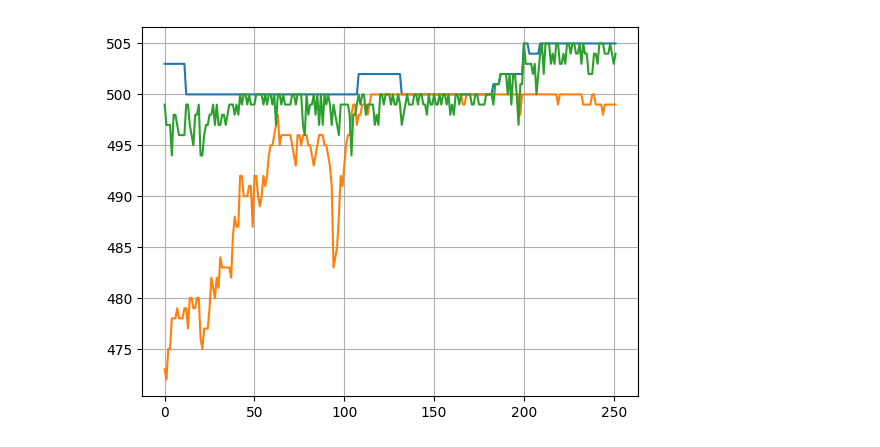
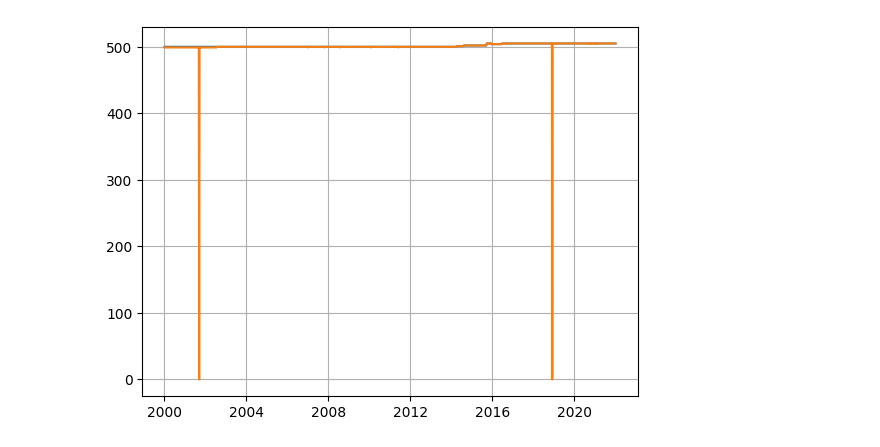
Before and after one commit to springmarathon/nyu-hedge-fund-strategies, a Jupyter notebook: research/investment_universe.ipynb, the cells around one changed output. Drawn from its saved outputs; the diff is of its cells as text; code cells hidden in the pictures.

Commit message:
Fix bug in investment universe creation

```diff
--- a/research/investment_universe.ipynb
+++ b/research/investment_universe.ipynb
@@ -6,23 +9,34 @@ from data import investment_universe, sharadar_fundamentals, sharadar_prices
 # %%
 quandl.ApiConfig.api_key = 'NRvcyMwNMXZ2ooDSM3nw'
-# %%
-universe_size = []
-coverage_size = []
-prices_size = []
-for i in range(1999, 2020):
-    for j in range(1, 13):
-        end_date = date_util.get_bus_month_end(i, j)
-        universe = investment_universe.get_SPX(end_date)
-        fundamentals = sharadar_fundamentals.get_fundamentals(universe['ticker'].to_list(), end_date)
-        prices = sharadar_prices.get_prices(universe['ticker'].to_list(), end_date)
-
-        universe_size.append(universe.shape[0])
-        coverage_size.append(fundamentals.shape[0])
-        prices_size.append(prices.shape[0])
+# %%
+dates = []
+dollar_volume = []
+volume = []
+universe_size = []
+coverage_size = []
+prices_size = []
+rebal_date = date(2000, 1, 1)
+
+while rebal_date <= date(2021, 12, 31):
+    rebal_date = date_util.get_next_rebal_day(rebal_date, 3)
+    dates.append(rebal_date)
+
+    universe = investment_universe.get_SPX(rebal_date)
+    universe.loc[universe["ticker"] == "PCS1", "name"] = "SPRINT CORP - PCS GROUP"
+    # universe = universe.drop_duplicates("name", keep="first")
+    universe_size.append(universe.shape[0])
+
+    # fundamentals = sharadar_fundamentals.get_fundamentals(universe['ticker'].to_list(), rebal_date)
+    prices = sharadar_prices.get_prices(universe['ticker'].to_list(), rebal_date)
+
+    #coverage_size.append(fundamentals.shape[0])
+    prices_size.append(prices.shape[0])
+    dollar_volume.append(np.sum(prices["volume"] * prices["close"]))
+    volume.append(np.sum(prices["volume"]))
 # %%
-plt.plot(universe_size)
-plt.plot(coverage_size)
-plt.plot(prices_size)
+plt.plot(dates, universe_size)
+# plt.plot(coverage_size)
+plt.plot(dates, prices_size)
 plt.grid()
 # %% [output]
-[figure, old version]
+[figure, new version]
```
Also changed, not shown: parts of 9 cells of this notebook, 2 other files.
